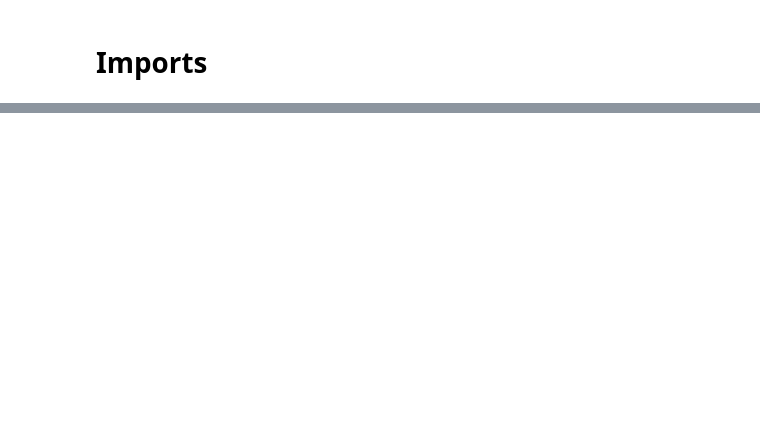
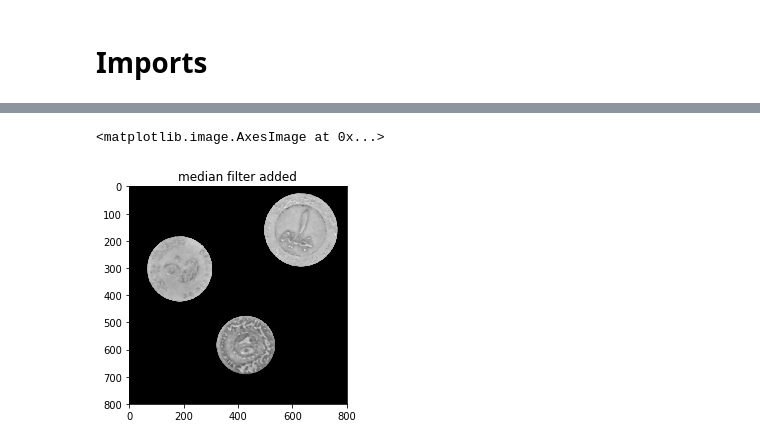
Before and after one commit to MahinourElsheikh/Computer-Vision-Assigments, a Jupyter notebook: Coins Detection Using Hough Transform/Coins Detection Using Hough Transform.ipynb, the cells around one changed output, grey strips where cells are left out. Cells and saved outputs as stored; diff of their text form; code cells hidden in the pictures; blank space fills up the shorter version.

Commit message:
median filter added

```diff
--- a/Coins Detection Using Hough Transform/Coins Detection Using Hough Transform.ipynb
+++ b/Coins Detection Using Hough Transform/Coins Detection Using Hough Transform.ipynb
@@ -24,0 +34,8 @@ plt.show()
+# %%
+median = cv2.medianBlur(gray_image,7)
+plt.figure()
+plt.title('median filter added')
+plt.imshow(median , cmap='gray')
+# %% [output]
+<matplotlib.image.AxesImage at 0x...>
+[figure, added]
```
Also changed, not shown: parts of 3 cells of this notebook.
